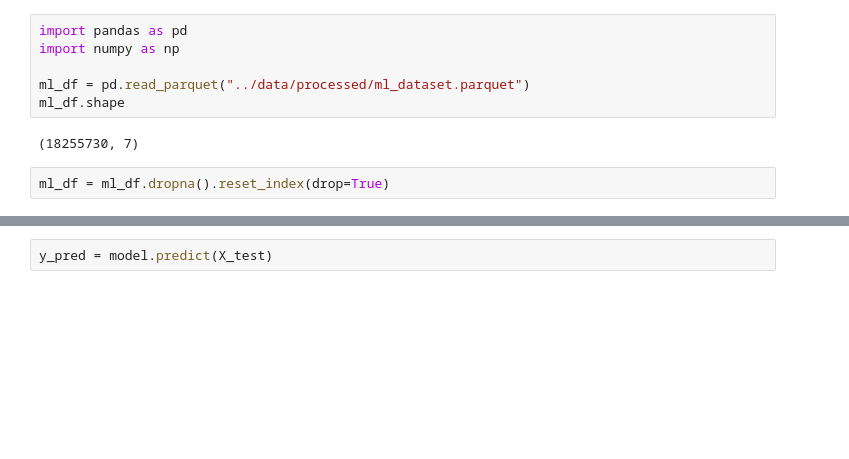
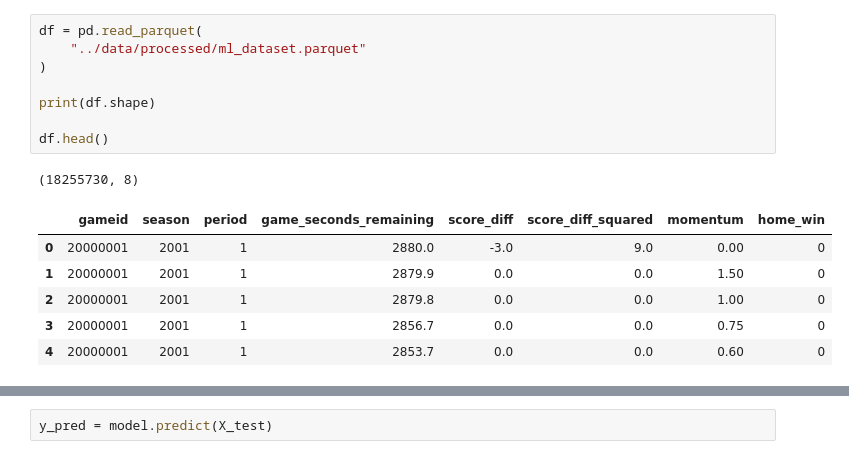
Before and after one commit to monish-3110/NBA-Win-Probability, a Jupyter notebook: notebooks/02_model_baseline.ipynb, the cells around one changed output, grey strips where cells are left out. Drawn from its saved outputs; the diff is of its cells as text; blank space fills up the shorter version.

Commit message:
data processing v2 and random forest model added

```diff
--- a/notebooks/02_model_baseline.ipynb
+++ b/notebooks/02_model_baseline.ipynb
@@ -1,10 +25,16 @@
 # %%
-import pandas as pd
-import numpy as np
+df = pd.read_parquet(
+    "../data/processed/ml_dataset.parquet"
+)
 
-ml_df = pd.read_parquet("../data/processed/ml_dataset.parquet")
-ml_df.shape
+print(df.shape)
+
+df.head()
 # %% [output]
-(18255730, 7)
+(18255730, 8)
+|  | gameid | season | period | game_seconds_remaining | score_diff | score_diff_squared | momentum | home_win |
+| 0 | 20000001 | 2001 | 1 | 2880.0 | -3.0 | 9.0 | 0.00 | 0 |
+| 1 | 20000001 | 2001 | 1 | 2879.9 | 0.0 | 0.0 | 1.50 | 0 |
+| 2 | 20000001 | 2001 | 1 | 2879.8 | 0.0 | 0.0 | 1.00 | 0 |
+| 3 | 20000001 | 2001 | 1 | 2856.7 | 0.0 | 0.0 | 0.75 | 0 |
+| 4 | 20000001 | 2001 | 1 | 2853.7 | 0.0 | 0.0 | 0.60 | 0 |
-# %%
-ml_df = ml_df.dropna().reset_index(drop=True)
```
Also changed, not shown: parts of 36 cells of this notebook, 6 other files.
